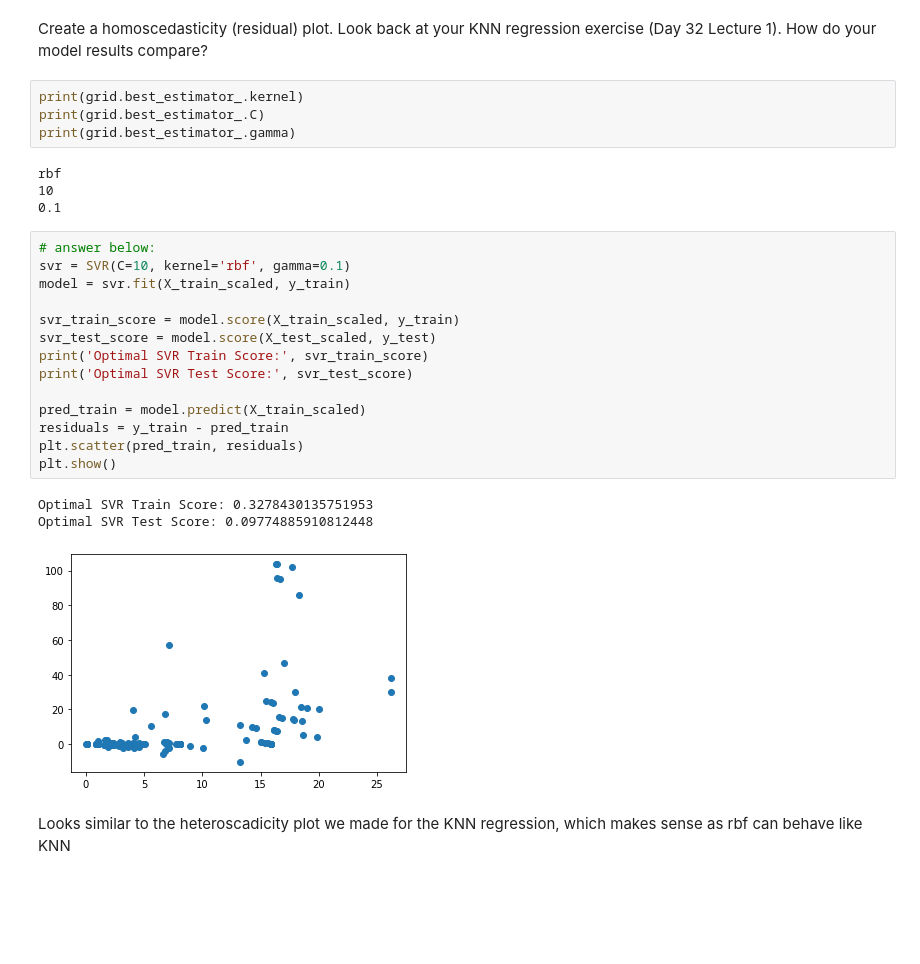
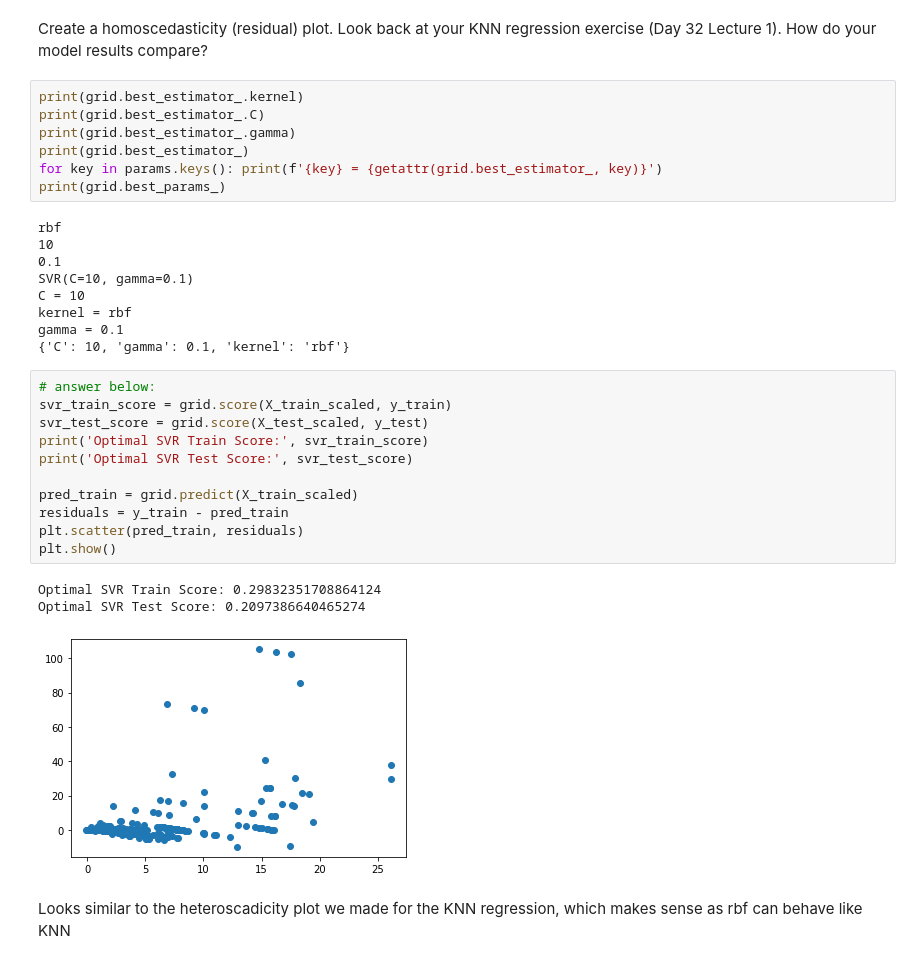
Before and after one commit to thinkful-dsi-grackle/dsi7_student_pair_work, a Jupyter notebook: week07_knn_svm_gradient/4_thursday/Heath_Day_34_Lecture_1_Assignment.ipynb, the cells around one changed output. Cells and saved outputs as stored; diff of their text form; blank space fills up the shorter version.

```diff
--- a/week07_knn_svm_gradient/4_thursday/Heath_Day_34_Lecture_1_Assignment.ipynb
+++ b/week07_knn_svm_gradient/4_thursday/Heath_Day_34_Lecture_1_Assignment.ipynb
@@ -108,27 +108,32 @@ Create a homoscedasticity (residual) plot. Look back at your KNN regression exer
 print(grid.best_estimator_.kernel)
 print(grid.best_estimator_.C)
 print(grid.best_estimator_.gamma)
+print(grid.best_estimator_)
+for key in params.keys(): print(f'{key} = {getattr(grid.best_estimator_, key)}')
+print(grid.best_params_)
 # %% [output]
 rbf
 10
 0.1
+SVR(C=10, gamma=0.1)
+C = 10
+kernel = rbf
+gamma = 0.1
+{'C': 10, 'gamma': 0.1, 'kernel': 'rbf'}
 # %%
 # answer below:
-svr = SVR(C=10, kernel='rbf', gamma=0.1)
-model = svr.fit(X_train_scaled, y_train)
-
-svr_train_score = model.score(X_train_scaled, y_train)
-svr_test_score = model.score(X_test_scaled, y_test)
+svr_train_score = grid.score(X_train_scaled, y_train)
+svr_test_score = grid.score(X_test_scaled, y_test)
 print('Optimal SVR Train Score:', svr_train_score)
 print('Optimal SVR Test Score:', svr_test_score)
 
-pred_train = model.predict(X_train_scaled)
+pred_train = grid.predict(X_train_scaled)
 residuals = y_train - pred_train
 plt.scatter(pred_train, residuals)
 plt.show()
 # %% [output]
-Optimal SVR Train Score: 0.3278430135751953
-Optimal SVR Test Score: 0.09774885910812448
+Optimal SVR Train Score: 0.29832351708864124
+Optimal SVR Test Score: 0.2097386640465274
-[figure, old version]
+[figure, new version]
 # %% [markdown]
 Looks similar to the heteroscadicity plot we made for the KNN regression, which makes sense as rbf can behave like KNN
```
Also changed, not shown: parts of 1 cell of this notebook, 1 other file.
